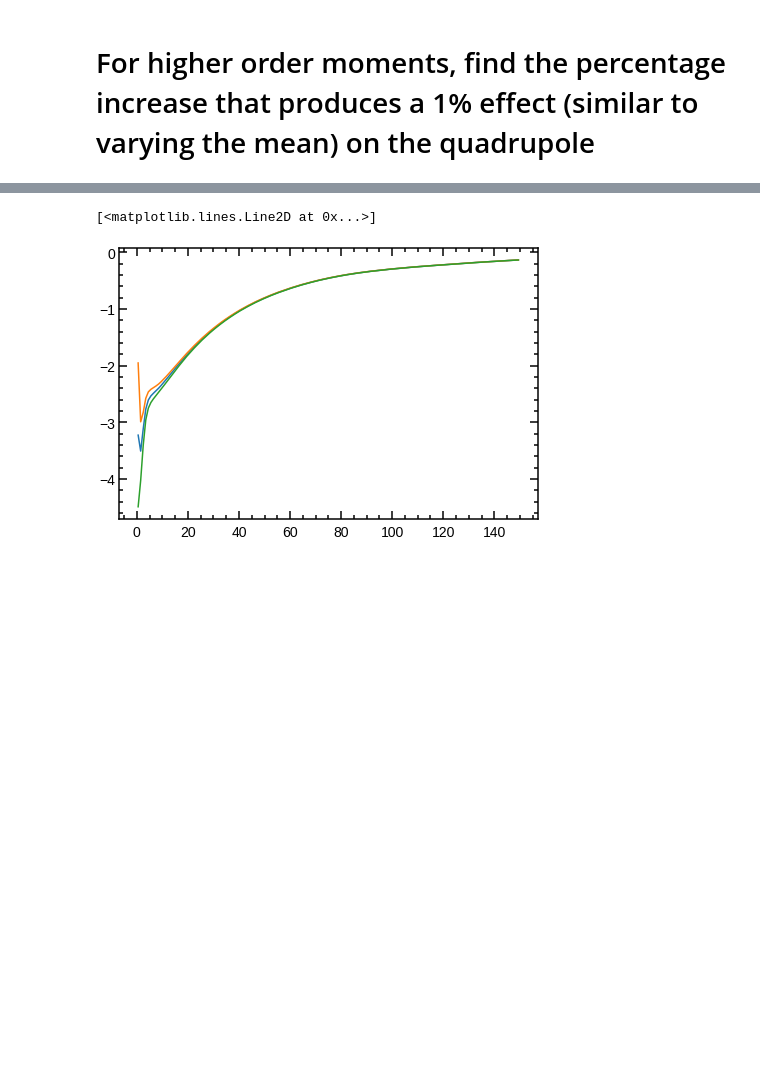
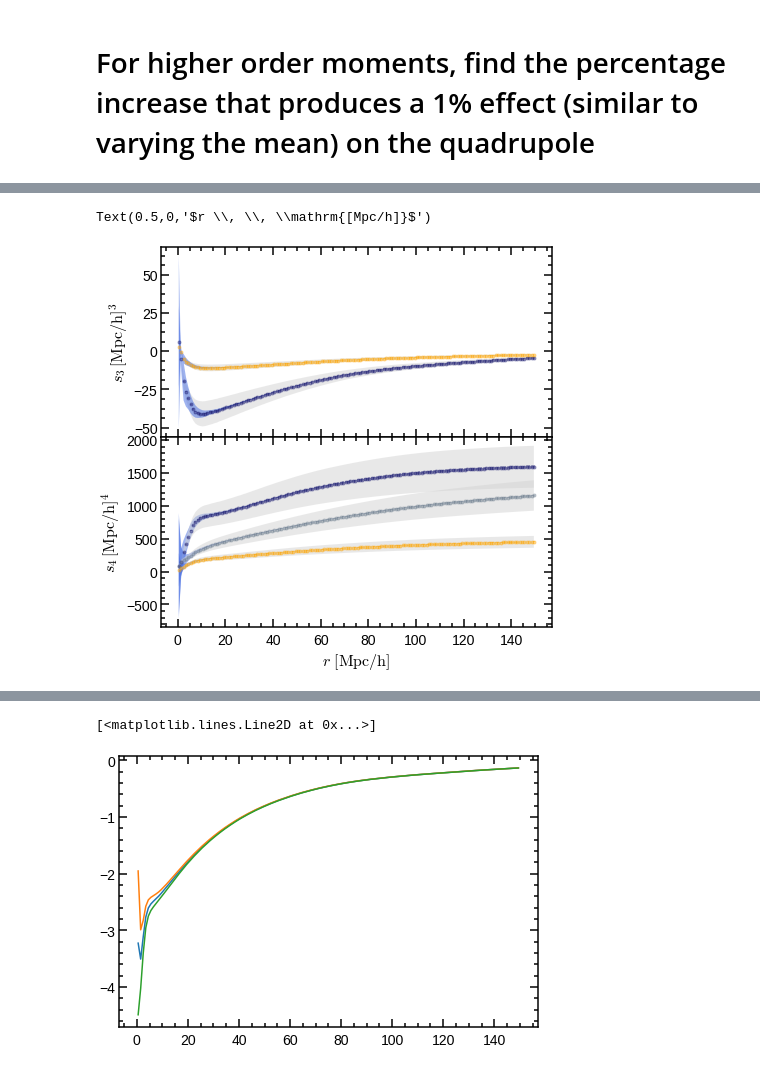
Before and after one commit to florpi/StreamingModel, a Jupyter notebook: streaming/moments/varying_moments.ipynb, the cells around one changed output, grey strips where cells are left out. Saved outputs shown, nothing was run; the diff lists cells and outputs as text; code cells hidden in the pictures; blank space fills up the shorter version.

```diff
--- a/streaming/moments/varying_moments.ipynb
+++ b/streaming/moments/varying_moments.ipynb
@@ -210,7 +212,8 @@ for k, multipole in enumerate(multipoles):
 # %% [markdown]
 # For higher order moments, find the percentage increase that produces a 1% effect (similar to varying the mean) on the quadrupole
+# %%
+percentage_higher_order = 0.2
 # %%
-percentage_higher_order = 0.3
 
 mf_higher_order = ModifyMoments(simulation, percentage_higher_order,
                   moments_to_vary = ['c_30', 'c_12', 'c_22',
@@ -232,8 +263,8 @@ axes[0].errorbar(simulation.r,
             color = 'midnightblue', label = 'Radial')
 
 axes[0].fill_between(simulation.r,
-                 increase(simulation, 'c_30', percentage = percentage)(simulation.r),
-                 decrease(simulation, 'c_30', percentage = percentage)(simulation.r),
+                 increase(simulation, 'c_30', percentage = percentage_higher_order)(simulation.r),
+                 decrease(simulation, 'c_30', percentage = percentage_higher_order)(simulation.r),
                  facecolor = color_percentage, alpha = alpha_facecolor
                 )
 
@@ -250,8 +281,8 @@ axes[0].errorbar(simulation.r,
             color = 'orange', label = 'Cross Radial-Tangential')
 
 axes[0].fill_between(simulation.r,
-                 increase(simulation, 'c_12', percentage = percentage)(simulation.r),
-                 decrease(simulation, 'c_12', percentage = percentage)(simulation.r),
+                 increase(simulation, 'c_12', percentage = percentage_higher_order)(simulation.r),
+                 decrease(simulation, 'c_12', percentage = percentage_higher_order)(simulation.r),
                  facecolor = color_percentage, alpha = alpha_facecolor
                 )
 
@@ -279,8 +310,8 @@ axes[1].fill_between(simulation.r,
                 )
 
 axes[1].fill_between(simulation.r,
-                 increase(simulation, 'c_40', percentage = percentage)(simulation.r),
-                 decrease(simulation, 'c_40', percentage = percentage)(simulation.r),
+                 increase(simulation, 'c_40', percentage = percentage_higher_order)(simulation.r),
+                 decrease(simulation, 'c_40', percentage = percentage_higher_order)(simulation.r),
                  facecolor = color_percentage, alpha = alpha_facecolor
                 )
 
@@ -293,37 +324,40 @@ axes[1].errorbar(simulation.r,
 
 axes[1].fill_between(simulation.r,
                  gradual_increase(simulation, 'c_04', alpha_higher_order, beta_higher_order)(simulation.r),
                  gradual_decrease(simulation, 'c_04', alpha_higher_order, beta_higher_order)(simulation.r),
                  facecolor = color_gradual, alpha = alpha_facecolor
                 )
 
 axes[1].fill_between(simulation.r,
-                 increase(simulation, 'c_04', percentage = percentage)(simulation.r),
-                 decrease(simulation, 'c_04', percentage = percentage)(simulation.r),
+                 increase(simulation, 'c_04', percentage = percentage_higher_order)(simulation.r),
+                 decrease(simulation, 'c_04', percentage = percentage_higher_order)(simulation.r),
                  facecolor = color_percentage, alpha = alpha_facecolor
                 )
 
 axes[1].errorbar(simulation.r,
              simulation.c_22.mean(simulation.r),
              yerr = simulation.c_22.std, linestyle = '',
                 marker = 'o', alpha = alpha_value,
             color = 'orange', label = 'Cross Radial-Tangential')
 
 axes[1].fill_between(simulation.r,
                  gradual_increase(simulation, 'c_22', alpha_higher_order, beta_higher_order)(simulation.r),
                  gradual_decrease(simulation, 'c_22', alpha_higher_order, beta_higher_order)(simulation.r),
                  facecolor = color_gradual, alpha = alpha_facecolor
                 )
 
 axes[1].fill_between(simulation.r,
-                 increase(simulation, 'c_22', percentage = percentage)(simulation.r),
-                 decrease(simulation, 'c_22', percentage = percentage)(simulation.r),
+                 increase(simulation, 'c_22', percentage = percentage_higher_order)(simulation.r),
+                 decrease(simulation, 'c_22', percentage = percentage_higher_order)(simulation.r),
                  facecolor =color_percentage , alpha = alpha_facecolor
                 )
 
 axes[1].set_ylabel('$s_4 \, \mathrm{[Mpc/h]^4}$')
 
 axes[1].set_xlabel('$r \, \, \mathrm{[Mpc/h]}$')
+# %% [output]
+Text(0.5,0,'$r \\, \\, \\mathrm{[Mpc/h]}$')
+[figure, added]
 # %%
 moments = ['c_30', 'c_12',
            'c_40', 'c_04', 'c_22']
```
Also changed, not shown: parts of 4 cells of this notebook, 5 other files.
